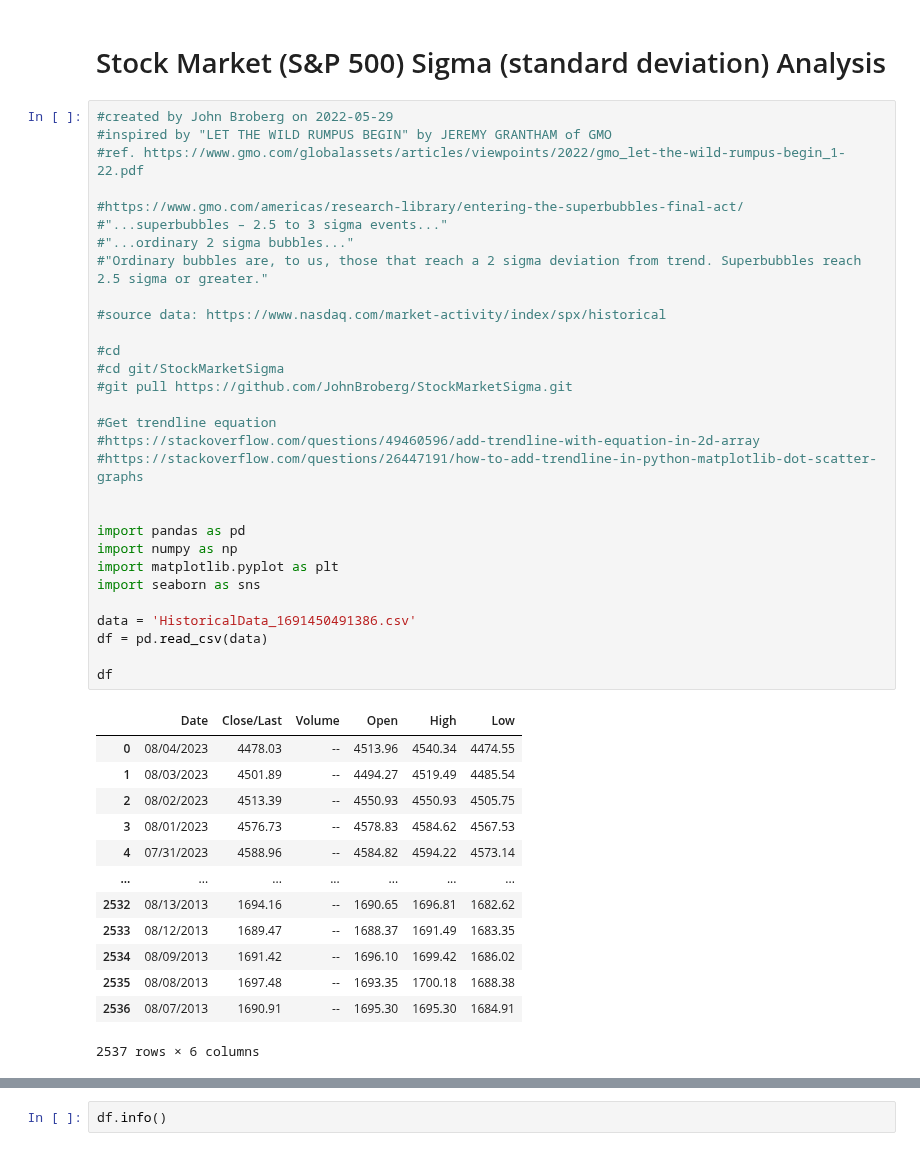
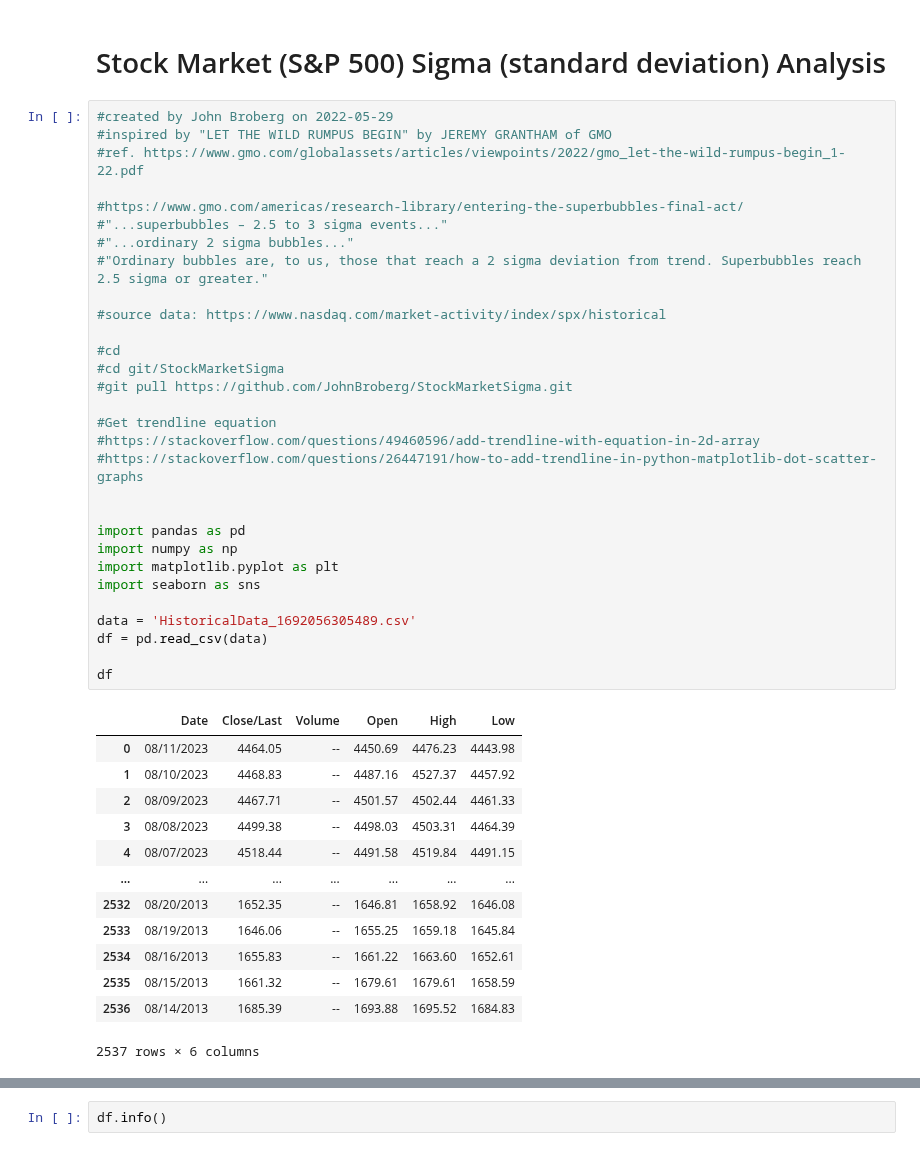
Before and after one commit to JohnBroberg/StockMarketSigma, a Jupyter notebook: StockMarketSigma.ipynb, the cells around one changed output, grey strips where cells are left out. Cells and saved outputs as stored; diff of their text form.

Commit message:
refresh data

```diff
--- a/StockMarketSigma.ipynb
+++ b/StockMarketSigma.ipynb
@@ -4,45 +4,45 @@
 #created by John Broberg on 2022-05-29
 #inspired by "LET THE WILD RUMPUS BEGIN" by JEREMY GRANTHAM of GMO
 #ref. https://www.gmo.com/globalassets/articles/viewpoints/2022/gmo_let-the-wild-rumpus-begin_1-22.pdf
 
 #https://www.gmo.com/americas/research-library/entering-the-superbubbles-final-act/
 #"...superbubbles – 2.5 to 3 sigma events..."
 #"...ordinary 2 sigma bubbles..."
 #"Ordinary bubbles are, to us, those that reach a 2 sigma deviation from trend. Superbubbles reach 2.5 sigma or greater."
 
 #source data: https://www.nasdaq.com/market-activity/index/spx/historical
 
 #cd
 #cd git/StockMarketSigma
 #git pull https://github.com/JohnBroberg/StockMarketSigma.git
 
 #Get trendline equation
 #https://stackoverflow.com/questions/49460596/add-trendline-with-equation-in-2d-array
 #https://stackoverflow.com/questions/26447191/how-to-add-trendline-in-python-matplotlib-dot-scatter-graphs
 
 
 import pandas as pd
 import numpy as np
 import matplotlib.pyplot as plt
 import seaborn as sns
 
-data = 'HistoricalData_1691450491386.csv'
+data = 'HistoricalData_1692056305489.csv'
 df = pd.read_csv(data)
 
 df
 # %% [output]
 |  | Date | Close/Last | Volume | Open | High | Low |
-| 0 | 08/04/2023 | 4478.03 | -- | 4513.96 | 4540.34 | 4474.55 |
-| 1 | 08/03/2023 | 4501.89 | -- | 4494.27 | 4519.49 | 4485.54 |
-| 2 | 08/02/2023 | 4513.39 | -- | 4550.93 | 4550.93 | 4505.75 |
-| 3 | 08/01/2023 | 4576.73 | -- | 4578.83 | 4584.62 | 4567.53 |
-| 4 | 07/31/2023 | 4588.96 | -- | 4584.82 | 4594.22 | 4573.14 |
+| 0 | 08/11/2023 | 4464.05 | -- | 4450.69 | 4476.23 | 4443.98 |
+| 1 | 08/10/2023 | 4468.83 | -- | 4487.16 | 4527.37 | 4457.92 |
+| 2 | 08/09/2023 | 4467.71 | -- | 4501.57 | 4502.44 | 4461.33 |
+| 3 | 08/08/2023 | 4499.38 | -- | 4498.03 | 4503.31 | 4464.39 |
+| 4 | 08/07/2023 | 4518.44 | -- | 4491.58 | 4519.84 | 4491.15 |
 | ... | ... | ... | ... | ... | ... | ... |
-| 2532 | 08/13/2013 | 1694.16 | -- | 1690.65 | 1696.81 | 1682.62 |
-| 2533 | 08/12/2013 | 1689.47 | -- | 1688.37 | 1691.49 | 1683.35 |
-| 2534 | 08/09/2013 | 1691.42 | -- | 1696.10 | 1699.42 | 1686.02 |
-| 2535 | 08/08/2013 | 1697.48 | -- | 1693.35 | 1700.18 | 1688.38 |
-| 2536 | 08/07/2013 | 1690.91 | -- | 1695.30 | 1695.30 | 1684.91 |
+| 2532 | 08/20/2013 | 1652.35 | -- | 1646.81 | 1658.92 | 1646.08 |
+| 2533 | 08/19/2013 | 1646.06 | -- | 1655.25 | 1659.18 | 1645.84 |
+| 2534 | 08/16/2013 | 1655.83 | -- | 1661.22 | 1663.60 | 1652.61 |
+| 2535 | 08/15/2013 | 1661.32 | -- | 1679.61 | 1679.61 | 1658.59 |
+| 2536 | 08/14/2013 | 1685.39 | -- | 1693.88 | 1695.52 | 1684.83 |
 2537 rows × 6 columns
 # %%
 df.describe()
```
Also changed, not shown: parts of 12 cells of this notebook, 2 other files.
